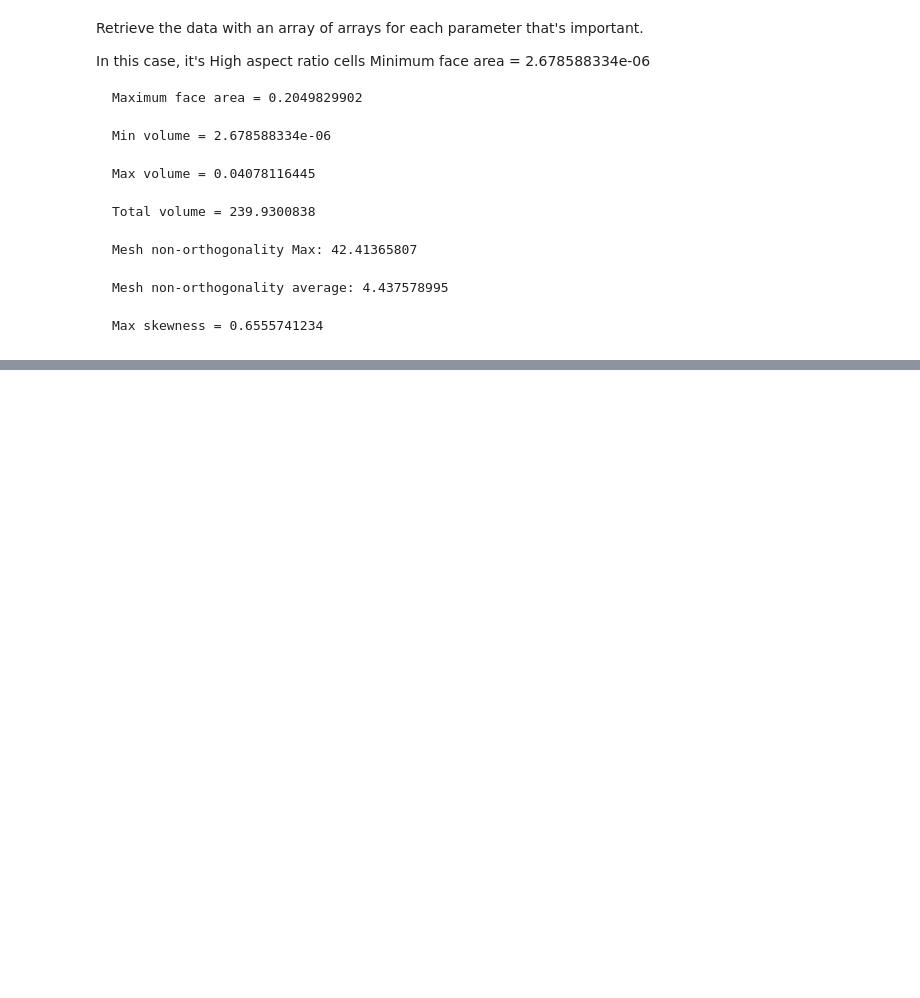
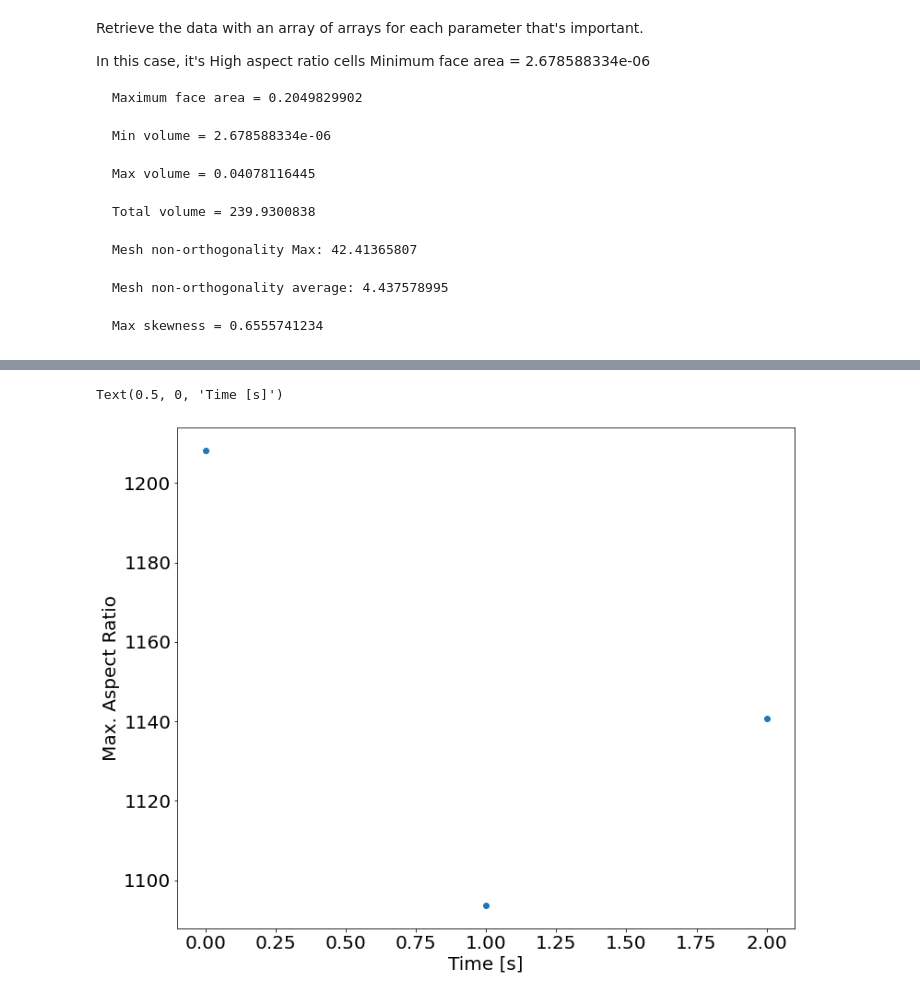
Before and after one commit to michaelcoe/Ika-Flow, a Jupyter notebook: OpenFOAM/postProcessing/dynamicMeshProcess.ipynb, the cells around one changed output, grey strips where cells are left out. Saved outputs shown, nothing was run; the diff lists cells and outputs as text; code cells hidden in the pictures; blank space fills up the shorter version.

Commit message:
updated processing method

```diff
--- a/OpenFOAM/postProcessing/dynamicMeshProcess.ipynb
+++ b/OpenFOAM/postProcessing/dynamicMeshProcess.ipynb
@@ -72,4 +76,6 @@ with open(data_files[0], 'r') as f:
 # %%
+aspect_ratio, min_faceArea, max_faceArea, min_volume, max_volume, total_volume, nonOrg_max, nonOrg_avg, skewness = process_single_file(data_files)
+
 data = {'Aspect Ratio':aspect_ratio, 'Min Face Area':min_faceArea, 'Max Face Area':max_faceArea, 'Min Volume':min_volume, 'Max Volume':max_volume, 'Total Volume':total_volume, 'Max NO':nonOrg_max, 'Avg NO':nonOrg_avg, 'Skewness':skewness}
 
 mesh_df = pd.DataFrame(data)
@@ -77,0 +89,9 @@ mesh_df = pd.DataFrame(data)
+# %%
+plt.rcParams.update({'font.size':20})
+fig1, ax1 = plt.subplots(figsize=(12,10))
+ax1.plot(mesh_df['Aspect Ratio'], 'o')
+ax1.set_ylabel('Max. Aspect Ratio')
+ax1.set_xlabel('Time [s]')
+# %% [output]
+Text(0.5, 0, 'Time [s]')
+[figure, added]
```
Also changed, not shown: parts of 6 cells of this notebook.
